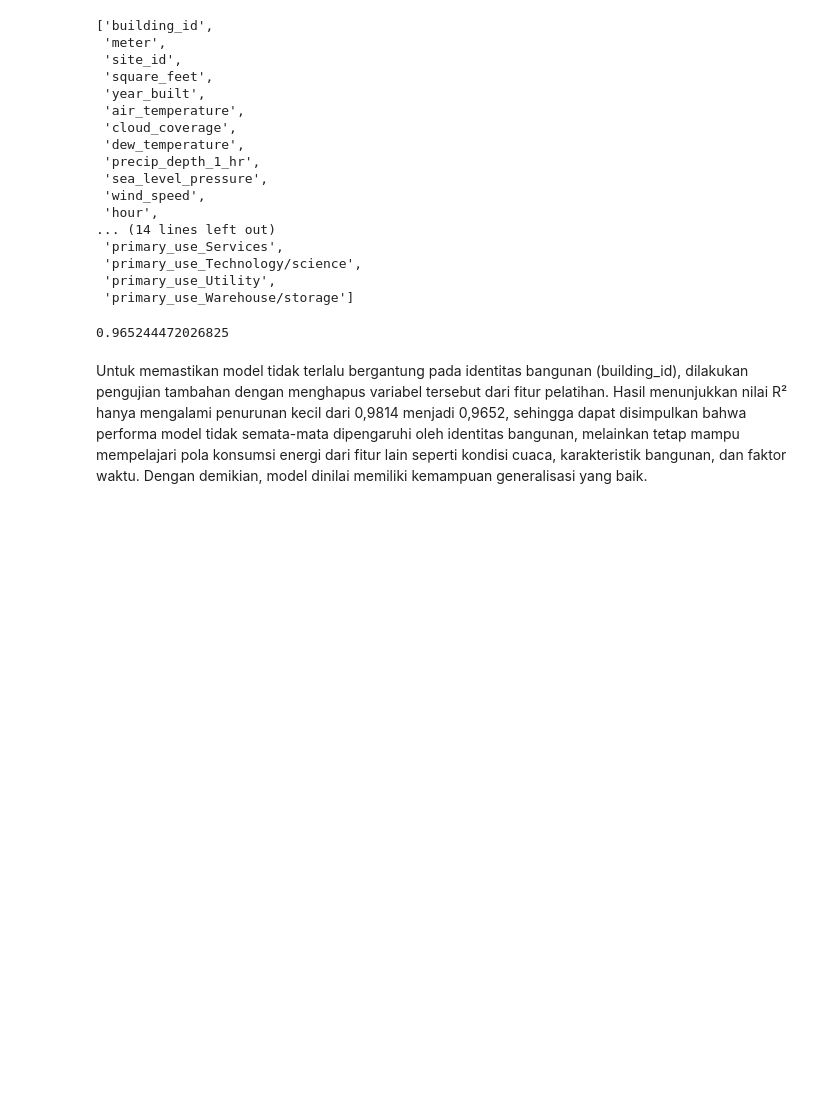
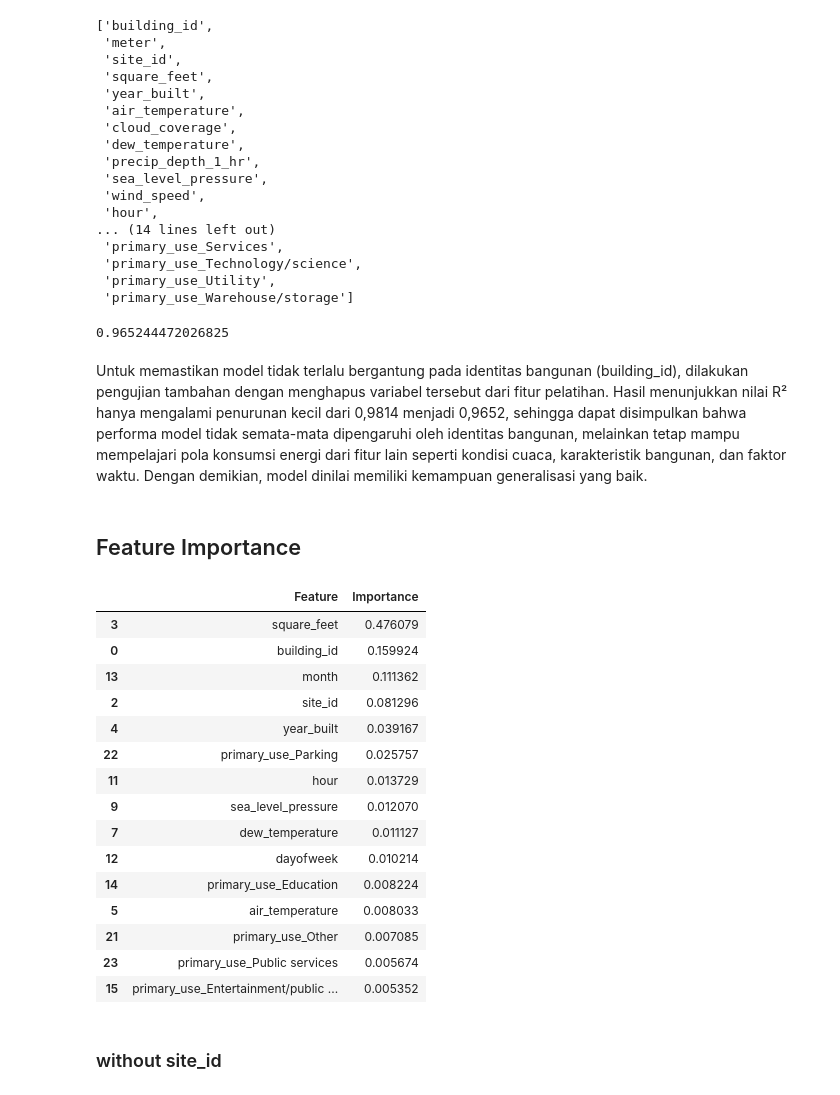
Before and after one commit to atithagtg/UAS-Pembelajaran-Mesin-Kelompok-13, a Jupyter notebook: Progress/Project ML_progress.ipynb, the cells around one changed output. Drawn from its saved outputs; the diff is of its cells as text; code cells hidden in the pictures; blank space fills up the shorter version.

Commit message:
Update feature importance

```diff
--- a/Progress/Project ML_progress.ipynb
+++ b/Progress/Project ML_progress.ipynb
@@ -1197,3 +1199,36 @@ print(r2_score(y_test2, pred_check))
 0.965244472026825
 # %% [markdown]
 Untuk memastikan model tidak terlalu bergantung pada identitas bangunan (building_id), dilakukan pengujian tambahan dengan menghapus variabel tersebut dari fitur pelatihan. Hasil menunjukkan nilai R² hanya mengalami penurunan kecil dari 0,9814 menjadi 0,9652, sehingga dapat disimpulkan bahwa performa model tidak semata-mata dipengaruhi oleh identitas bangunan, melainkan tetap mampu mempelajari pola konsumsi energi dari fitur lain seperti kondisi cuaca, karakteristik bangunan, dan faktor waktu. Dengan demikian, model dinilai memiliki kemampuan generalisasi yang baik.
+# %% [markdown]
+## Feature Importance
+# %%
+importance_df = pd.DataFrame({
+    'Feature': X.columns,
+    'Importance': rf_model_2.feature_importances_
+})
+
+importance_df = importance_df.sort_values(
+    by='Importance',
+    ascending=False
+)
+
+importance_df.head(15)
+# %% [output]
+|  | Feature | Importance |
+| 3 | square_feet | 0.476079 |
+| 0 | building_id | 0.159924 |
+| 13 | month | 0.111362 |
+| 2 | site_id | 0.081296 |
+| 4 | year_built | 0.039167 |
+| 22 | primary_use_Parking | 0.025757 |
+| 11 | hour | 0.013729 |
+| 9 | sea_level_pressure | 0.012070 |
+| 7 | dew_temperature | 0.011127 |
+| 12 | dayofweek | 0.010214 |
+| 14 | primary_use_Education | 0.008224 |
+| 5 | air_temperature | 0.008033 |
+| 21 | primary_use_Other | 0.007085 |
+| 23 | primary_use_Public services | 0.005674 |
+| 15 | primary_use_Entertainment/public ... | 0.005352 |
+# %% [markdown]
+### without site_id
```
Also changed, not shown: parts of 16 cells of this notebook, 1 other file.
